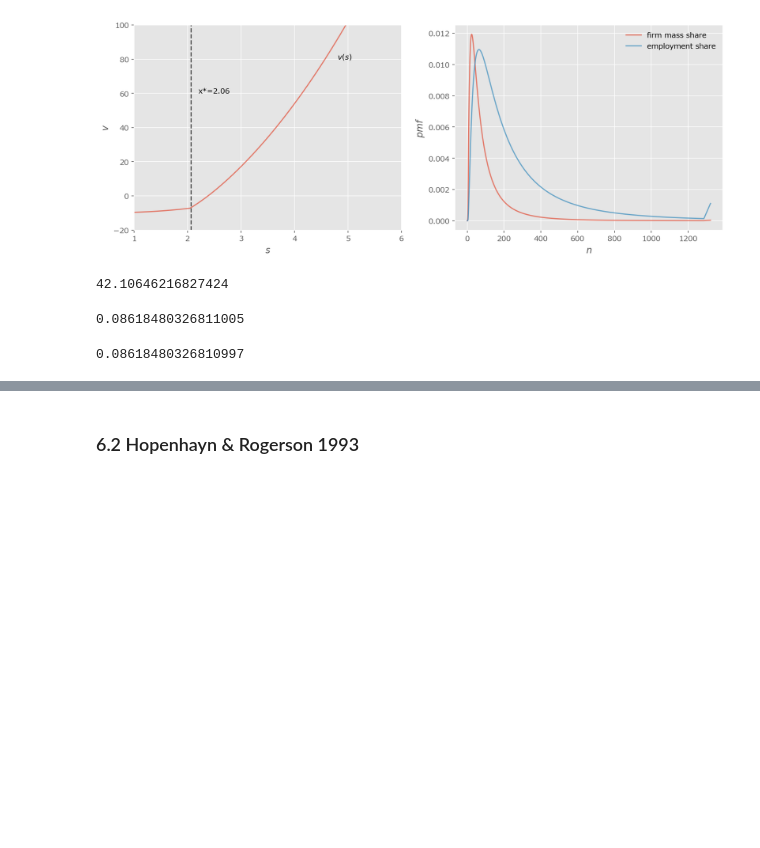
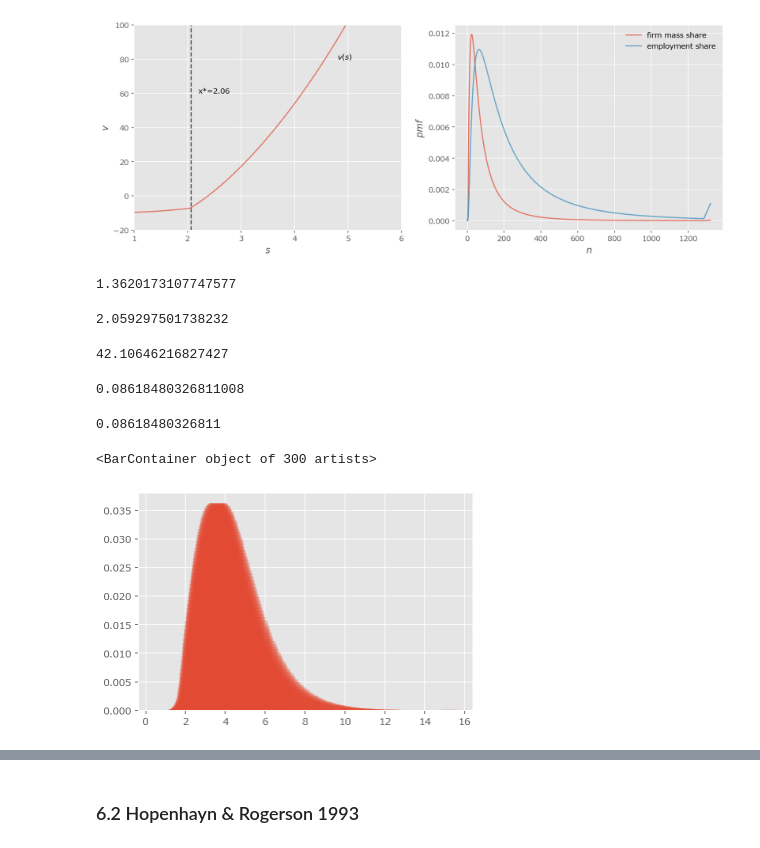
Before and after one commit to Alalalalaki/Econ-Paper-Notes, a Jupyter notebook: Macro/Hopenhayn.ipynb, the cells around one changed output, grey strips where cells are left out. Saved outputs shown, nothing was run; the diff lists cells and outputs as text; code cells hidden in the pictures; blank space fills up the shorter version.

```diff
--- a/Macro/Hopenhayn.ipynb
+++ b/Macro/Hopenhayn.ipynb
@@ -679,12 +678,13 @@ class Hopenhayn(Primitives):
         return M, mu
 
     def solve_model(self):
+        super().__post_init__()
         p, v = self.solve_price()
         x, X = self.decision_func(v)
 
         s_vals = self.s_vals
         n_vals = self.employment_func(s_vals, p)
-        f_vals = self.employment_func(s_vals, p)
+        f_vals = self.production_func(s_vals, p)
         Q_d = self.D / p
 
         M, mu = self.solve_M(X, f_vals, Q_d)
@@ -735,10 +735,19 @@ ax[1].legend();
 # %% [output]
 [figure]
 # %%
+res.p
+res.x
 res.average_firm_size
 res.entry_rate
 res.exit_rate
 # %% [output]
-42.10646216827424
+1.3620173107747577
-0.08618480326811005
+2.059297501738232
-0.08618480326810997
+42.10646216827427
+0.08618480326811008
+0.08618480326811
+# %%
+plt.bar(res.s_vals, res.mu, alpha=0.3)
+# %% [output]
+<BarContainer object of 300 artists>
+[figure, added]
```
Also changed, not shown: parts of 8 cells of this notebook, 1 other file.
